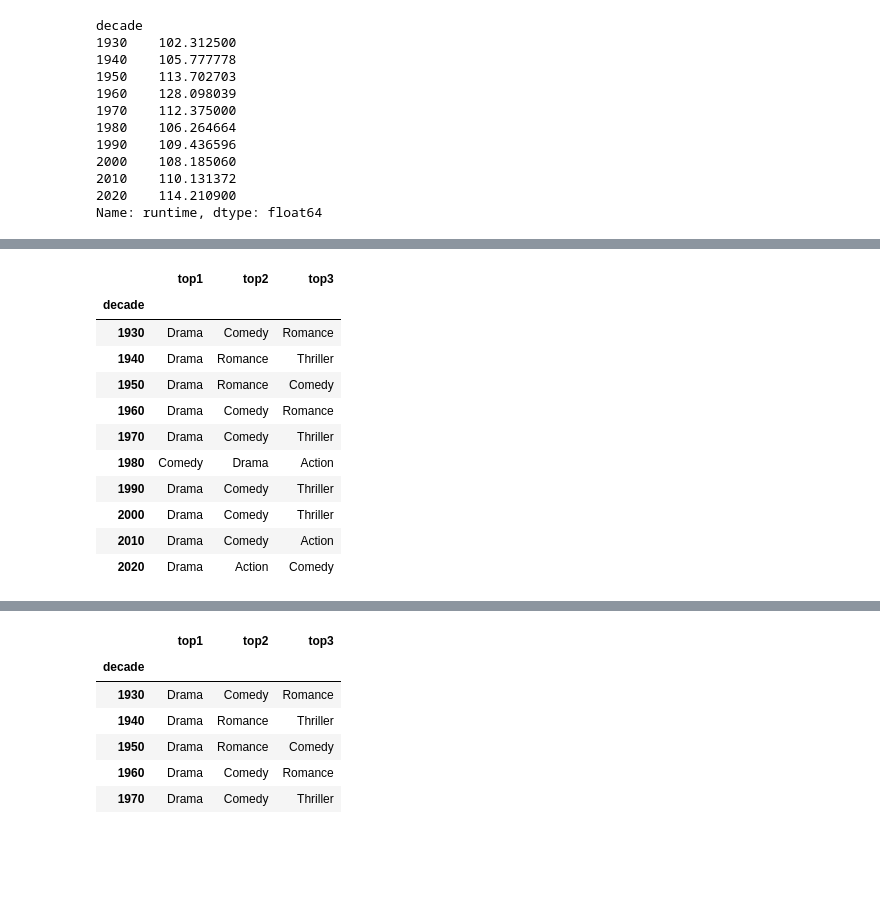
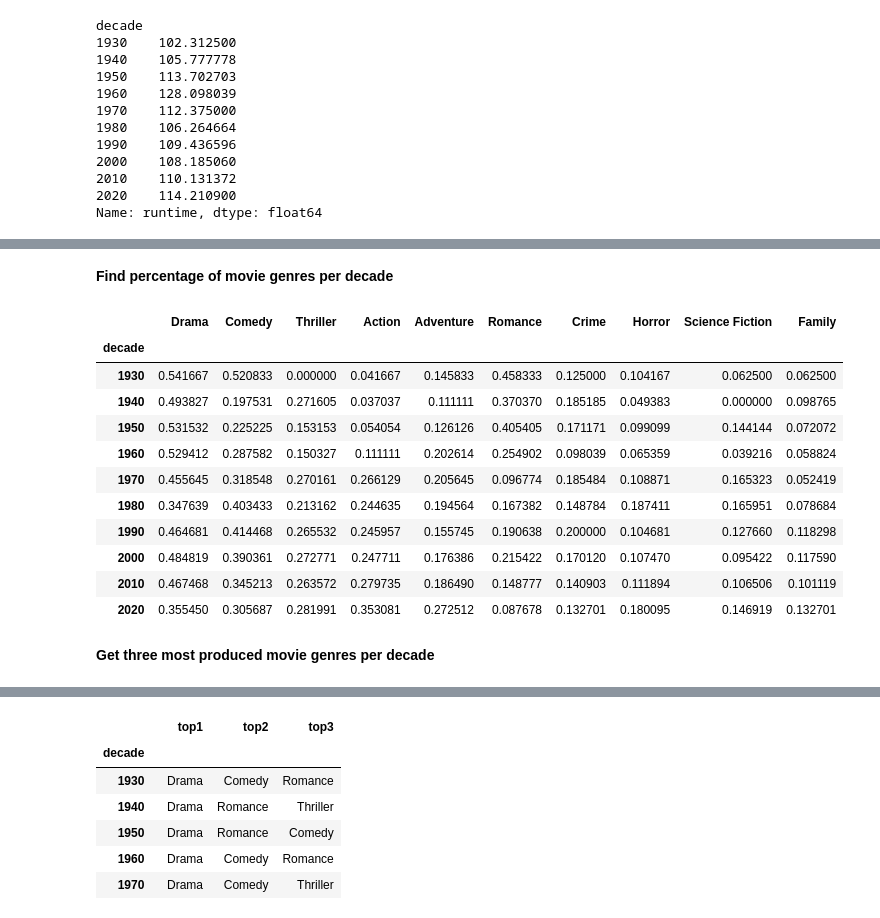
Before and after one commit to laurileppik/DS-Project, a Jupyter notebook: Popularity_Through_Years.ipynb, the cells around one changed output, grey strips where cells are left out. Cells and saved outputs as stored; diff of their text form; code cells hidden in the pictures; blank space fills up the shorter version.

```diff
--- a/Popularity_Through_Years.ipynb
+++ b/Popularity_Through_Years.ipynb
@@ -9,10 +14,11 @@ df=pd.read_csv("fil_data_movies_lessthan10k_removed.csv")
 #added column for decade
 df['decade'] = (pd.DatetimeIndex(df['release_date']).year // 10) * 10
 
+#drop years 1910,1920, because there are too little movies from those decades
 df = df[df.decade != 1910]
 df = df[df.decade != 1920]
 
-df = df.drop(columns = ['title','backdrop_path','adult','release_date','homepage','imdb_id','original_title','overview','original_language','poster_path','tagline','production_companies','production_countries','spoken_languages'], axis = 1)
+df = df.drop(columns = ['backdrop_path','adult','release_date','homepage','imdb_id','original_title','overview','original_language','poster_path','tagline','production_companies','production_countries'], axis = 1)
 
 df
 # %% [output]
@@ -98,44 +140,30 @@ Name: vote_average, dtype: float64
+# %% [markdown]
+**Find percentage of movie genres per decade**
 # %%
-#top10 genres
 genres = ("Drama","Comedy","Thriller","Action","Adventure","Romance","Crime","Horror","Science Fiction","Family")
-
-
 total_movies_by_decade = final.groupby('decade')['id'].count()
-
 
 genres_by_decade_count = final.groupby('decade')[['id']].count()
 for genre in genres:
     genre_movie_by_decade = final.groupby('decade')[genre].sum()
-    genre_percent_by_decade = (genre_movie_by_decade / total_movies_by_decade)*100
+    genre_percent_by_decade = (genre_movie_by_decade / total_movies_by_decade)
     genres_by_decade_count[genre] = genre_percent_by_decade
 
 genres_by_decade_count = genres_by_decade_count.drop('id', axis=1)
 
-#get top3 trending genres by movie production, the genres which are not in "genres" list do not change the result.
-t1 = genres_by_decade_count.columns[genres_by_decade_count.values.argsort(1)[:, -1]]
-t2 = genres_by_decade_count.columns[genres_by_decade_count.values.argsort(1)[:, -2]]
-t3 = genres_by_decade_count.columns[genres_by_decade_count.values.argsort(1)[:, -3]]
-
-genres_by_decade_count['top1'] = t1
-genres_by_decade_count['top2'] = t2
-genres_by_decade_count['top3'] = t3
-
 genres_by_decade_count
-
-top_genres_by_decade = genres_by_decade_count.drop(
-    columns=['Drama', 'Comedy','Thriller', 'Action','Adventure', 'Romance','Crime', 'Horror','Science Fiction', 'Family'])
-
-top_genres_by_decade
 # %% [output]
-|  | top1 | top2 | top3 |
-| decade |  |  |  |
-| 1930 | Drama | Comedy | Romance |
-| 1940 | Drama | Romance | Thriller |
-| 1950 | Drama | Romance | Comedy |
-| 1960 | Drama | Comedy | Romance |
-| 1970 | Drama | Comedy | Thriller |
-| 1980 | Comedy | Drama | Action |
-| 1990 | Drama | Comedy | Thriller |
-| 2000 | Drama | Comedy | Thriller |
-| 2010 | Drama | Comedy | Action |
-| 2020 | Drama | Action | Comedy |
+|  | Drama | Comedy | Thriller | Action | Adventure | Romance | Crime | Horror | Science Fiction | Family |
+| decade |  |  |  |  |  |  |  |  |  |  |
+| 1930 | 0.541667 | 0.520833 | 0.000000 | 0.041667 | 0.145833 | 0.458333 | 0.125000 | 0.104167 | 0.062500 | 0.062500 |
+| 1940 | 0.493827 | 0.197531 | 0.271605 | 0.037037 | 0.111111 | 0.370370 | 0.185185 | 0.049383 | 0.000000 | 0.098765 |
+| 1950 | 0.531532 | 0.225225 | 0.153153 | 0.054054 | 0.126126 | 0.405405 | 0.171171 | 0.099099 | 0.144144 | 0.072072 |
+| 1960 | 0.529412 | 0.287582 | 0.150327 | 0.111111 | 0.202614 | 0.254902 | 0.098039 | 0.065359 | 0.039216 | 0.058824 |
+| 1970 | 0.455645 | 0.318548 | 0.270161 | 0.266129 | 0.205645 | 0.096774 | 0.185484 | 0.108871 | 0.165323 | 0.052419 |
+| 1980 | 0.347639 | 0.403433 | 0.213162 | 0.244635 | 0.194564 | 0.167382 | 0.148784 | 0.187411 | 0.165951 | 0.078684 |
+| 1990 | 0.464681 | 0.414468 | 0.265532 | 0.245957 | 0.155745 | 0.190638 | 0.200000 | 0.104681 | 0.127660 | 0.118298 |
+| 2000 | 0.484819 | 0.390361 | 0.272771 | 0.247711 | 0.176386 | 0.215422 | 0.170120 | 0.107470 | 0.095422 | 0.117590 |
+| 2010 | 0.467468 | 0.345213 | 0.263572 | 0.279735 | 0.186490 | 0.148777 | 0.140903 | 0.111894 | 0.106506 | 0.101119 |
+| 2020 | 0.355450 | 0.305687 | 0.281991 | 0.353081 | 0.272512 | 0.087678 | 0.132701 | 0.180095 | 0.146919 | 0.132701 |
+# %% [markdown]
+**Get three most produced movie genres per decade**
```
Also changed, not shown: parts of 30 cells of this notebook.
